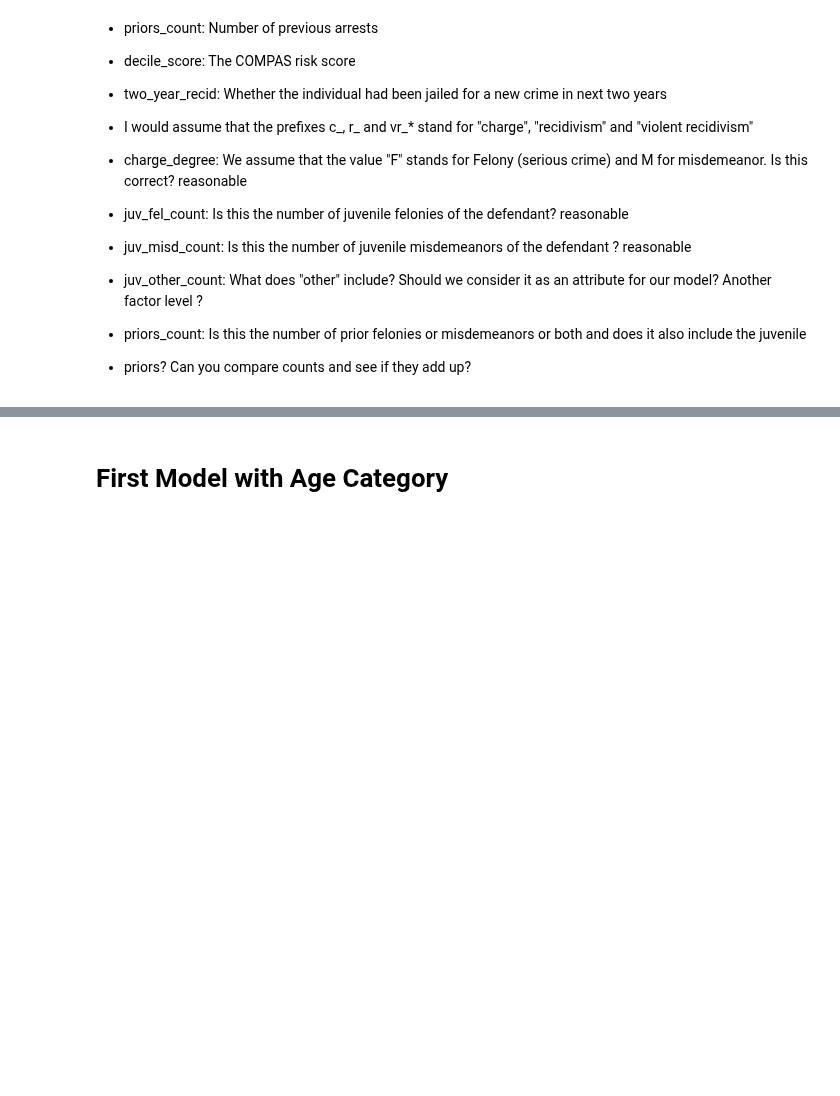
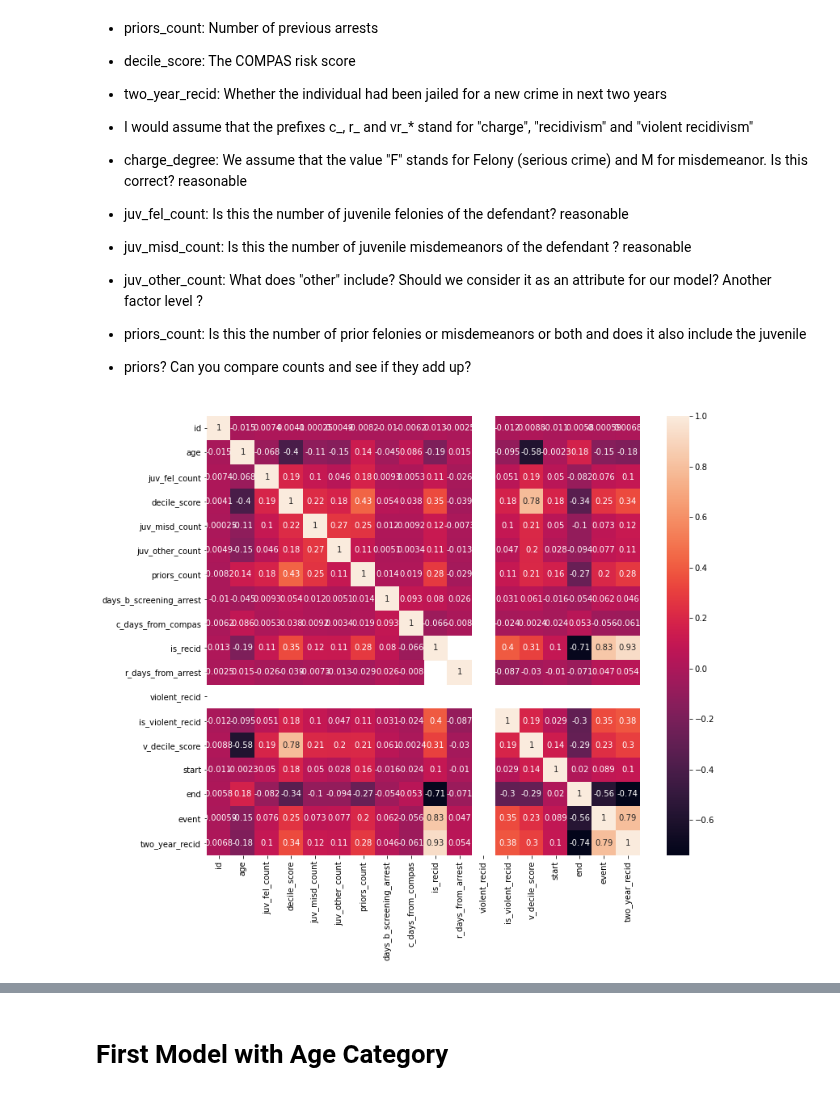
Before and after one commit to Heity94/Compas-recidivism-analysis, a Jupyter notebook: notebooks/Lilit/Linear_Reg.ipynb, the cells around one changed output, grey strips where cells are left out. Drawn from its saved outputs; the diff is of its cells as text; code cells hidden in the pictures; blank space fills up the shorter version.

```diff
--- a/notebooks/Lilit/Linear_Reg.ipynb
+++ b/notebooks/Lilit/Linear_Reg.ipynb
@@ -82,6 +80,11 @@ df.describe()
 * priors_count: Is this the number of prior felonies or misdemeanors or both and does it also include the juvenile
 
 * priors? Can you compare counts and see if they add up?
+# %%
+plt.figure(figsize=(12,10))
+sns.heatmap(df.corr(), annot=True);
+# %% [output]
+[figure, added]
 # %%
 df['race'].value_counts()
 # %% [output]
```
Also changed, not shown: parts of 59 cells of this notebook, 1 other file.
